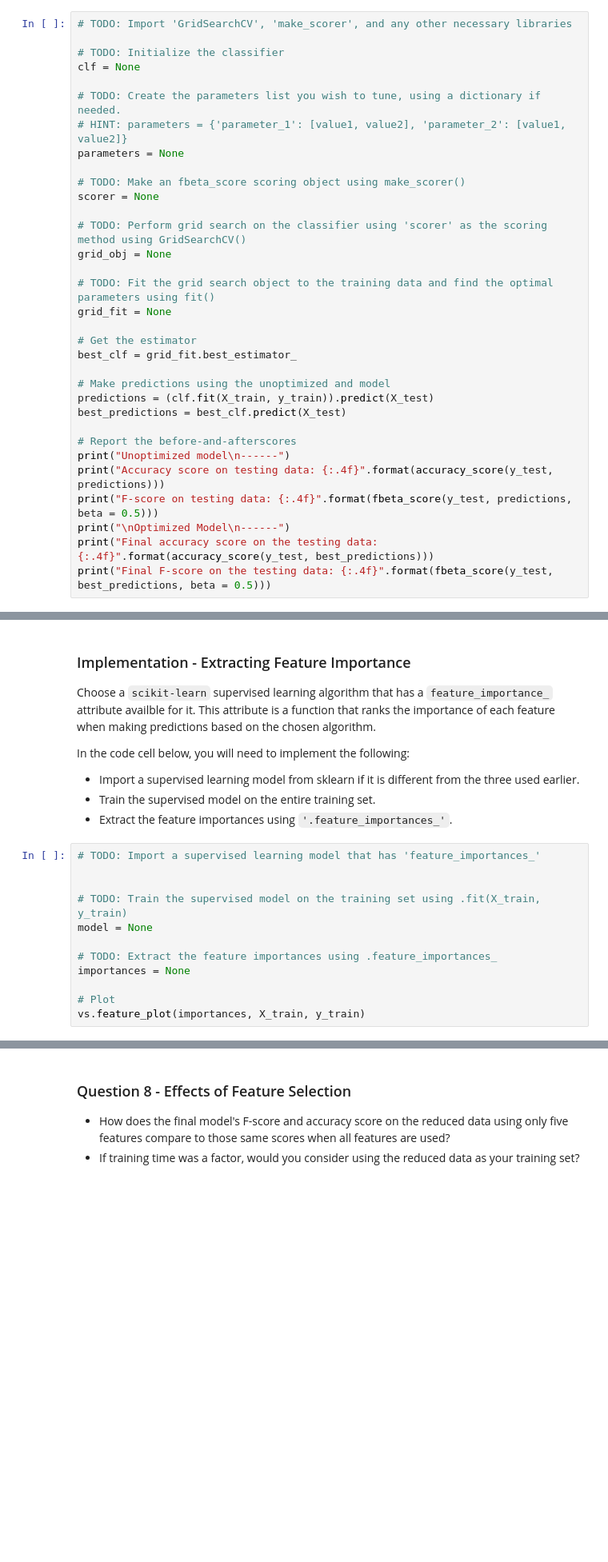
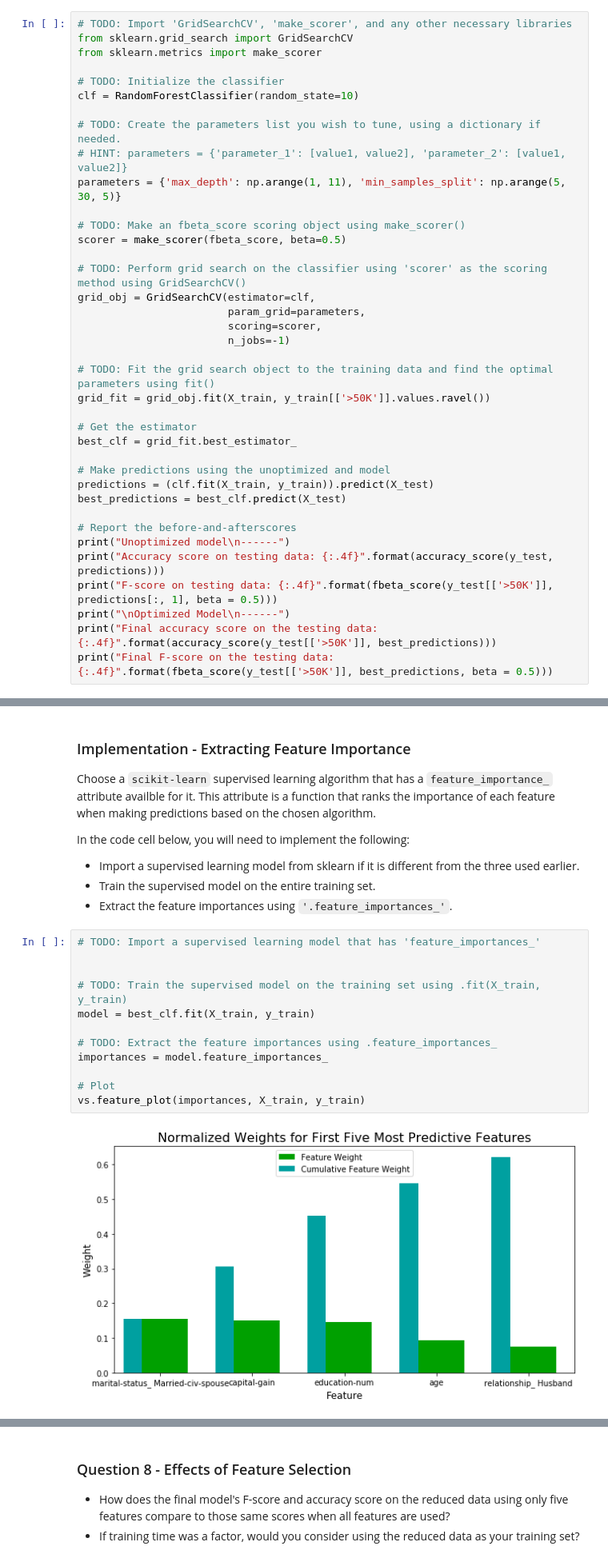
Before and after one commit to maheshbabugorantla/Machine_Learning, a Jupyter notebook: finding_donors/finding_donors.ipynb, the cells around one changed output, grey strips where cells are left out. Shown at 80% size. Cells and saved outputs as stored; diff of their text form; blank space fills up the shorter version.

```diff
--- a/finding_donors/finding_donors.ipynb
+++ b/finding_donors/finding_donors.ipynb
@@ -404,22 +551,27 @@ Fine tune the chosen model. Use grid search (`GridSearchCV`) with at least one i
 **Note:** Depending on the algorithm chosen and the parameter list, the following implementation may take some time to run!
 # %%
 # TODO: Import 'GridSearchCV', 'make_scorer', and any other necessary libraries
+from sklearn.grid_search import GridSearchCV
+from sklearn.metrics import make_scorer
 
 # TODO: Initialize the classifier
-clf = None
+clf = RandomForestClassifier(random_state=10)
 
 # TODO: Create the parameters list you wish to tune, using a dictionary if needed.
 # HINT: parameters = {'parameter_1': [value1, value2], 'parameter_2': [value1, value2]}
-parameters = None
+parameters = {'max_depth': np.arange(1, 11), 'min_samples_split': np.arange(5, 30, 5)}
 
 # TODO: Make an fbeta_score scoring object using make_scorer()
-scorer = None
+scorer = make_scorer(fbeta_score, beta=0.5)
 
 # TODO: Perform grid search on the classifier using 'scorer' as the scoring method using GridSearchCV()
-grid_obj = None
+grid_obj = GridSearchCV(estimator=clf,
+                        param_grid=parameters,
+                        scoring=scorer,
+                        n_jobs=-1)
 
 # TODO: Fit the grid search object to the training data and find the optimal parameters using fit()
-grid_fit = None
+grid_fit = grid_obj.fit(X_train, y_train[['>50K']].values.ravel())
 
 # Get the estimator
 best_clf = grid_fit.best_estimator_
@@ -431,7 +583,7 @@ best_predictions = best_clf.predict(X_test)
 # Report the before-and-afterscores
 print("Unoptimized model\n------")
 print("Accuracy score on testing data: {:.4f}".format(accuracy_score(y_test, predictions)))
-print("F-score on testing data: {:.4f}".format(fbeta_score(y_test, predictions, beta = 0.5)))
+print("F-score on testing data: {:.4f}".format(fbeta_score(y_test[['>50K']], predictions[:, 1], beta = 0.5)))
 print("\nOptimized Model\n------")
-print("Final accuracy score on the testing data: {:.4f}".format(accuracy_score(y_test, best_predictions)))
-print("Final F-score on the testing data: {:.4f}".format(fbeta_score(y_test, best_predictions, beta = 0.5)))
+print("Final accuracy score on the testing data: {:.4f}".format(accuracy_score(y_test[['>50K']], best_predictions)))
+print("Final F-score on the testing data: {:.4f}".format(fbeta_score(y_test[['>50K']], best_predictions, beta = 0.5)))
@@ -475,15 +662,17 @@ In the code cell below, you will need to implement the following:
 # %%
 # TODO: Import a supervised learning model that has 'feature_importances_'
 
 
 # TODO: Train the supervised model on the training set using .fit(X_train, y_train)
-model = None
+model = best_clf.fit(X_train, y_train)
 
 # TODO: Extract the feature importances using .feature_importances_
-importances = None
+importances = model.feature_importances_
 
 # Plot
 vs.feature_plot(importances, X_train, y_train)
+# %% [output]
+[figure, added]
 # %% [markdown]
 ### Question 7 - Extracting Feature Importance
 
```
Also changed, not shown: parts of 32 cells of this notebook.
